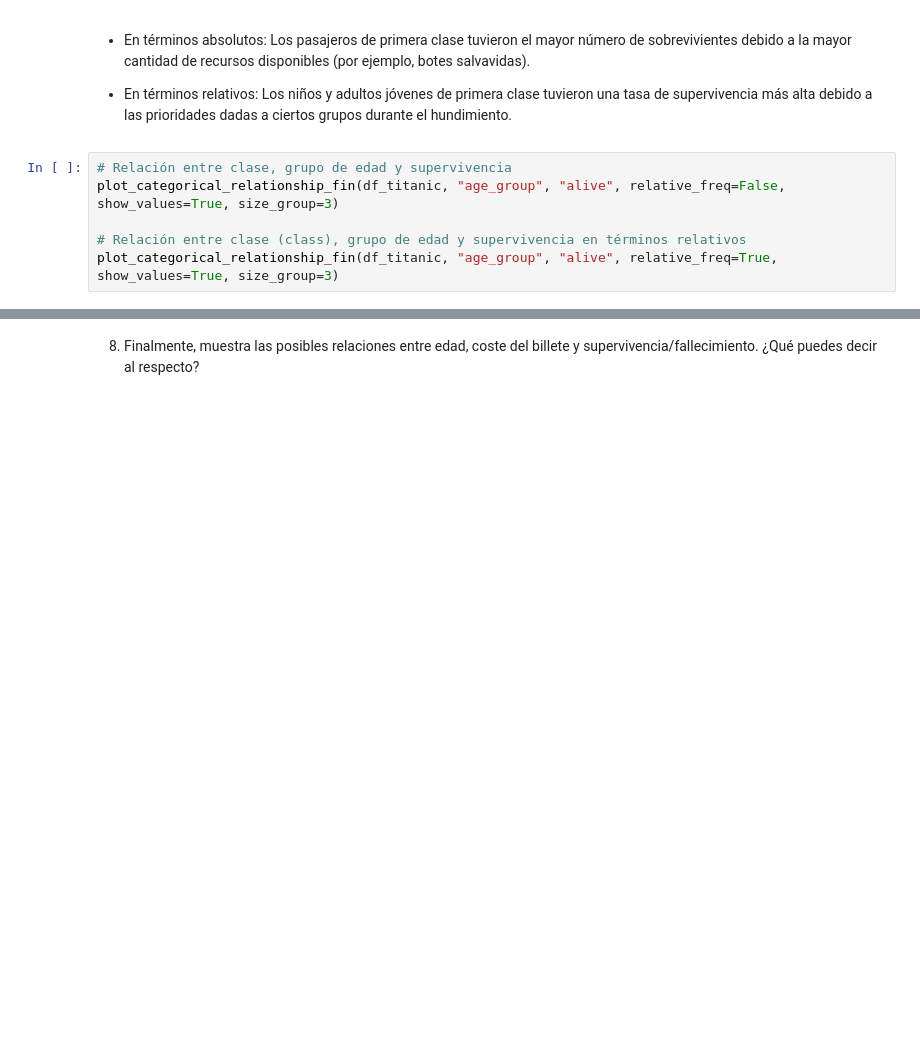
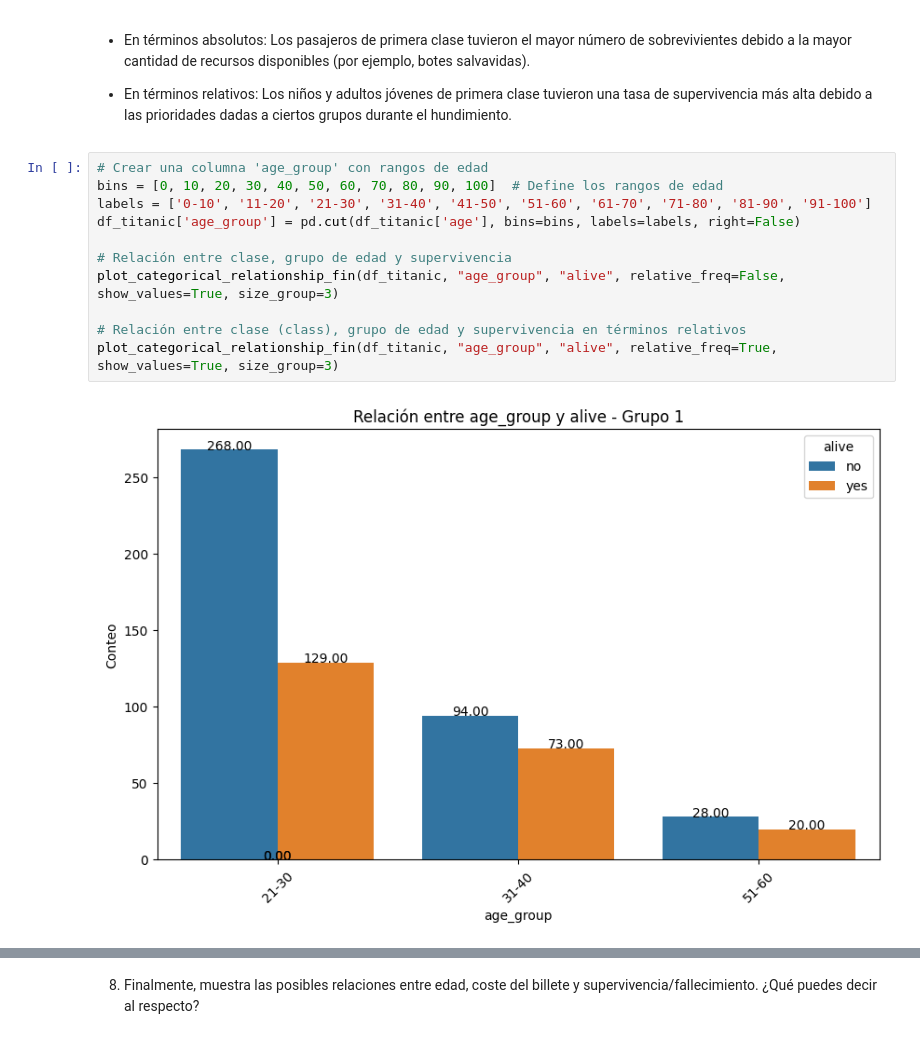
Before and after one commit to apvwbm/ONLINE_DS_THEBRIDGE_FILES, a Jupyter notebook: Sprints/07_Análisis_explicativo_y_descriptivo/Unidad_02/Practica_Obligatoria/18_Practica_Obligatoria_Multivariante.ipynb, the cells around one changed output, grey strips where cells are left out. Drawn from its saved outputs; the diff is of its cells as text; blank space fills up the shorter version.

```diff
--- a/Sprints/07_Análisis_explicativo_y_descriptivo/Unidad_02/Practica_Obligatoria/18_Practica_Obligatoria_Multivariante.ipynb
+++ b/Sprints/07_Análisis_explicativo_y_descriptivo/Unidad_02/Practica_Obligatoria/18_Practica_Obligatoria_Multivariante.ipynb
@@ -166,8 +194,15 @@ plot_categorical_relationship_fin(df_titanic, "embark_town", "alive", relative_f
 
 * En términos relativos: Los niños y adultos jóvenes de primera clase tuvieron una tasa de supervivencia más alta debido a las prioridades dadas a ciertos grupos durante el hundimiento.
 # %%
+# Crear una columna 'age_group' con rangos de edad
+bins = [0, 10, 20, 30, 40, 50, 60, 70, 80, 90, 100]  # Define los rangos de edad
+labels = ['0-10', '11-20', '21-30', '31-40', '41-50', '51-60', '61-70', '71-80', '81-90', '91-100']
+df_titanic['age_group'] = pd.cut(df_titanic['age'], bins=bins, labels=labels, right=False)
+
 # Relación entre clase, grupo de edad y supervivencia
 plot_categorical_relationship_fin(df_titanic, "age_group", "alive", relative_freq=False, show_values=True, size_group=3)
 
 # Relación entre clase (class), grupo de edad y supervivencia en términos relativos
 plot_categorical_relationship_fin(df_titanic, "age_group", "alive", relative_freq=True, show_values=True, size_group=3)
+# %% [output]
+[figure, added]
```
Also changed, not shown: parts of 9 cells of this notebook.
